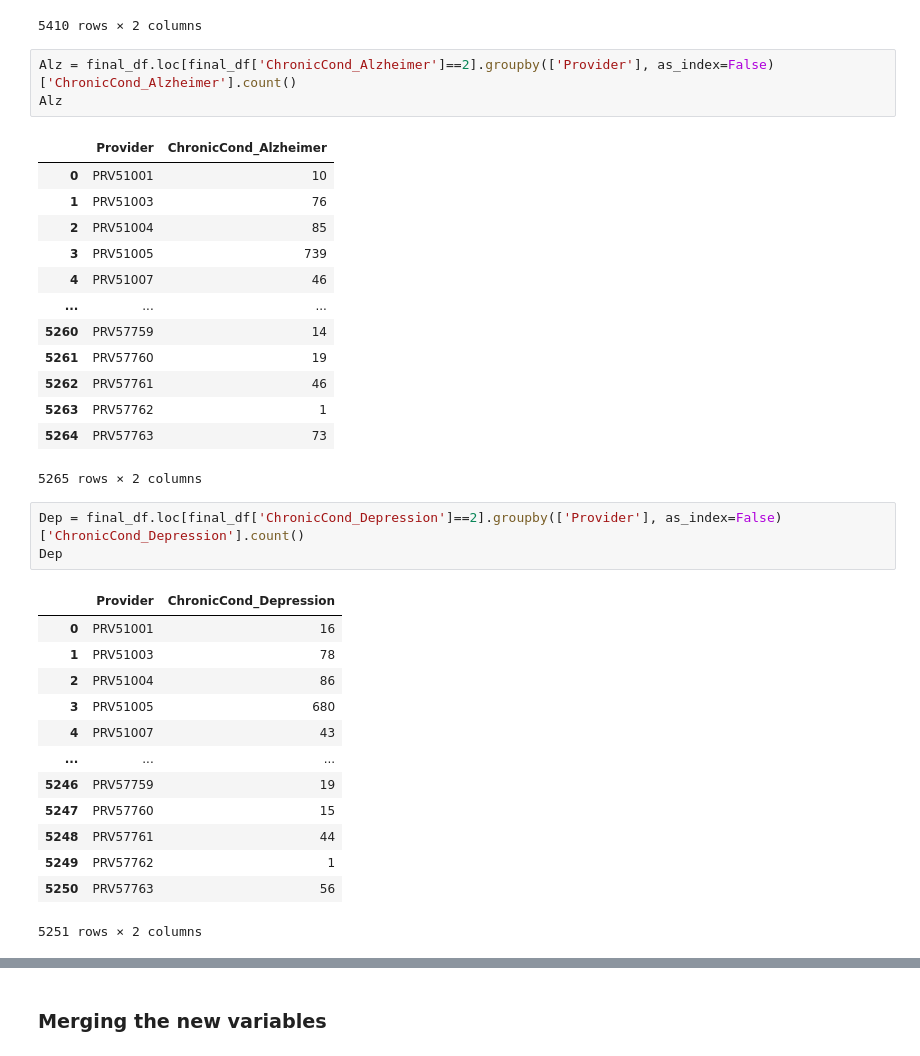
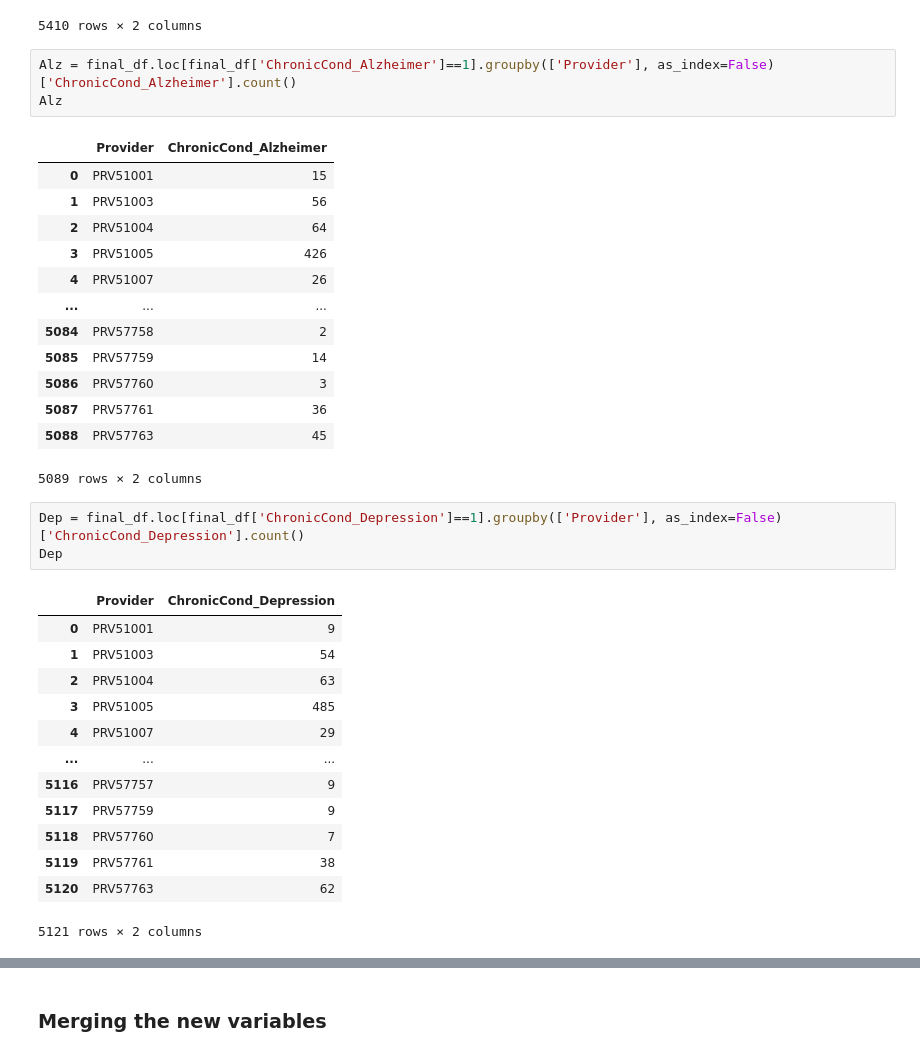
Before and after one commit to areias/healthcare_fraud, a Jupyter notebook: Logistic_Regression.ipynb, the cells around one changed output, grey strips where cells are left out. Saved outputs shown, nothing was run; the diff lists cells and outputs as text.

```diff
--- a/Logistic_Regression.ipynb
+++ b/Logistic_Regression.ipynb
@@ -381,37 +354,37 @@ groups5
 | 5409 | PRV57763 | 1.720339 |
 5410 rows × 2 columns
 # %%
-Alz = final_df.loc[final_df['ChronicCond_Alzheimer']==2].groupby(['Provider'], as_index=False)['ChronicCond_Alzheimer'].count()
+Alz = final_df.loc[final_df['ChronicCond_Alzheimer']==1].groupby(['Provider'], as_index=False)['ChronicCond_Alzheimer'].count()
 Alz
 # %% [output]
 |  | Provider | ChronicCond_Alzheimer |
-| 0 | PRV51001 | 10 |
-| 1 | PRV51003 | 76 |
-| 2 | PRV51004 | 85 |
-| 3 | PRV51005 | 739 |
-| 4 | PRV51007 | 46 |
+| 0 | PRV51001 | 15 |
+| 1 | PRV51003 | 56 |
+| 2 | PRV51004 | 64 |
+| 3 | PRV51005 | 426 |
+| 4 | PRV51007 | 26 |
 | ... | ... | ... |
-| 5260 | PRV57759 | 14 |
-| 5261 | PRV57760 | 19 |
-| 5262 | PRV57761 | 46 |
-| 5263 | PRV57762 | 1 |
-| 5264 | PRV57763 | 73 |
+| 5084 | PRV57758 | 2 |
+| 5085 | PRV57759 | 14 |
+| 5086 | PRV57760 | 3 |
+| 5087 | PRV57761 | 36 |
+| 5088 | PRV57763 | 45 |
-5265 rows × 2 columns
+5089 rows × 2 columns
 # %%
-Dep = final_df.loc[final_df['ChronicCond_Depression']==2].groupby(['Provider'], as_index=False)['ChronicCond_Depression'].count()
+Dep = final_df.loc[final_df['ChronicCond_Depression']==1].groupby(['Provider'], as_index=False)['ChronicCond_Depression'].count()
 Dep
 # %% [output]
 |  | Provider | ChronicCond_Depression |
-| 0 | PRV51001 | 16 |
-| 1 | PRV51003 | 78 |
-| 2 | PRV51004 | 86 |
-| 3 | PRV51005 | 680 |
-| 4 | PRV51007 | 43 |
+| 0 | PRV51001 | 9 |
+| 1 | PRV51003 | 54 |
+| 2 | PRV51004 | 63 |
+| 3 | PRV51005 | 485 |
+| 4 | PRV51007 | 29 |
 | ... | ... | ... |
-| 5246 | PRV57759 | 19 |
-| 5247 | PRV57760 | 15 |
-| 5248 | PRV57761 | 44 |
-| 5249 | PRV57762 | 1 |
-| 5250 | PRV57763 | 56 |
+| 5116 | PRV57757 | 9 |
+| 5117 | PRV57759 | 9 |
+| 5118 | PRV57760 | 7 |
+| 5119 | PRV57761 | 38 |
+| 5120 | PRV57763 | 62 |
-5251 rows × 2 columns
+5121 rows × 2 columns
 # %%
```
Also changed, not shown: parts of 27 cells of this notebook.
